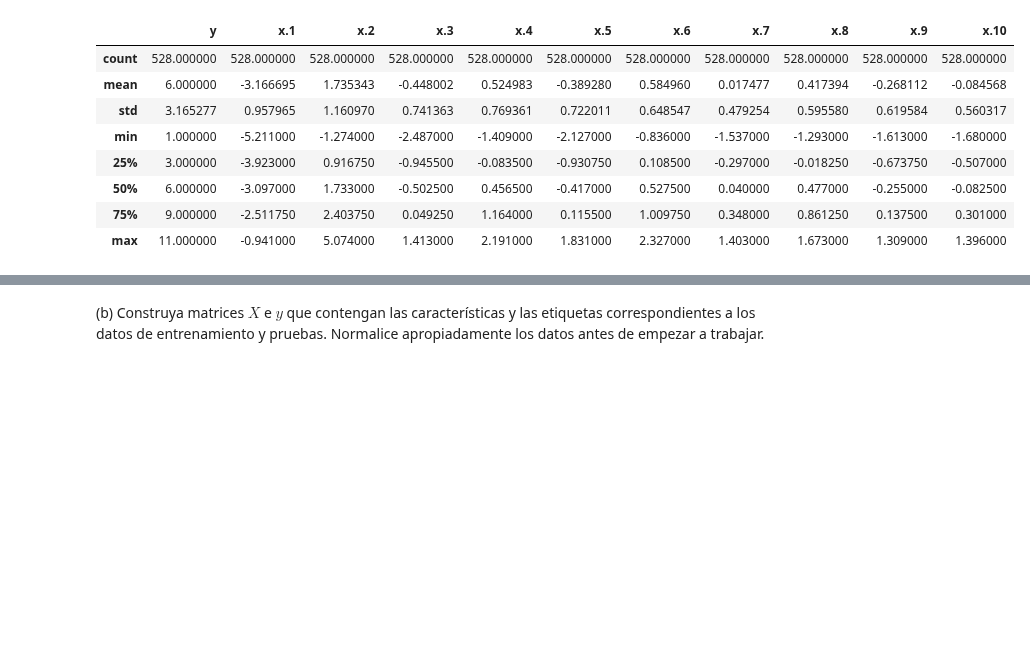
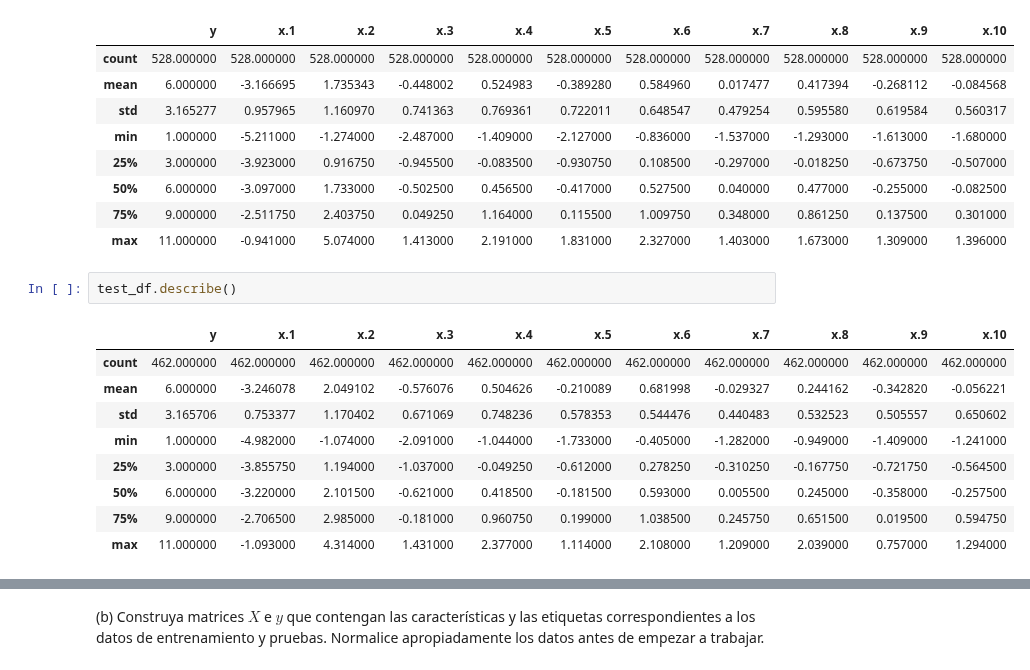
Before and after one commit to dsanmartin/INF578-HW, a Jupyter notebook: 2/Tarea2-ML.ipynb, the cells around one changed output, grey strips where cells are left out. Drawn from its saved outputs; the diff is of its cells as text; blank space fills up the shorter version.

```diff
--- a/2/Tarea2-ML.ipynb
+++ b/2/Tarea2-ML.ipynb
@@ -52,3 +53,15 @@ train_df.describe()
 | 50% | 6.000000 | -3.097000 | 1.733000 | -0.502500 | 0.456500 | -0.417000 | 0.527500 | 0.040000 | 0.477000 | -0.255000 | -0.082500 |
 | 75% | 9.000000 | -2.511750 | 2.403750 | 0.049250 | 1.164000 | 0.115500 | 1.009750 | 0.348000 | 0.861250 | 0.137500 | 0.301000 |
 | max | 11.000000 | -0.941000 | 5.074000 | 1.413000 | 2.191000 | 1.831000 | 2.327000 | 1.403000 | 1.673000 | 1.309000 | 1.396000 |
+# %%
+test_df.describe()
+# %% [output]
+|  | y | x.1 | x.2 | x.3 | x.4 | x.5 | x.6 | x.7 | x.8 | x.9 | x.10 |
+| count | 462.000000 | 462.000000 | 462.000000 | 462.000000 | 462.000000 | 462.000000 | 462.000000 | 462.000000 | 462.000000 | 462.000000 | 462.000000 |
+| mean | 6.000000 | -3.246078 | 2.049102 | -0.576076 | 0.504626 | -0.210089 | 0.681998 | -0.029327 | 0.244162 | -0.342820 | -0.056221 |
+| std | 3.165706 | 0.753377 | 1.170402 | 0.671069 | 0.748236 | 0.578353 | 0.544476 | 0.440483 | 0.532523 | 0.505557 | 0.650602 |
+| min | 1.000000 | -4.982000 | -1.074000 | -2.091000 | -1.044000 | -1.733000 | -0.405000 | -1.282000 | -0.949000 | -1.409000 | -1.241000 |
+| 25% | 3.000000 | -3.855750 | 1.194000 | -1.037000 | -0.049250 | -0.612000 | 0.278250 | -0.310250 | -0.167750 | -0.721750 | -0.564500 |
+| 50% | 6.000000 | -3.220000 | 2.101500 | -0.621000 | 0.418500 | -0.181500 | 0.593000 | 0.005500 | 0.245000 | -0.358000 | -0.257500 |
+| 75% | 9.000000 | -2.706500 | 2.985000 | -0.181000 | 0.960750 | 0.199000 | 1.038500 | 0.245750 | 0.651500 | 0.019500 | 0.594750 |
+| max | 11.000000 | -1.093000 | 4.314000 | 1.431000 | 2.377000 | 1.114000 | 2.108000 | 1.209000 | 2.039000 | 0.757000 | 1.294000 |
```
Also changed, not shown: parts of 27 cells of this notebook.
